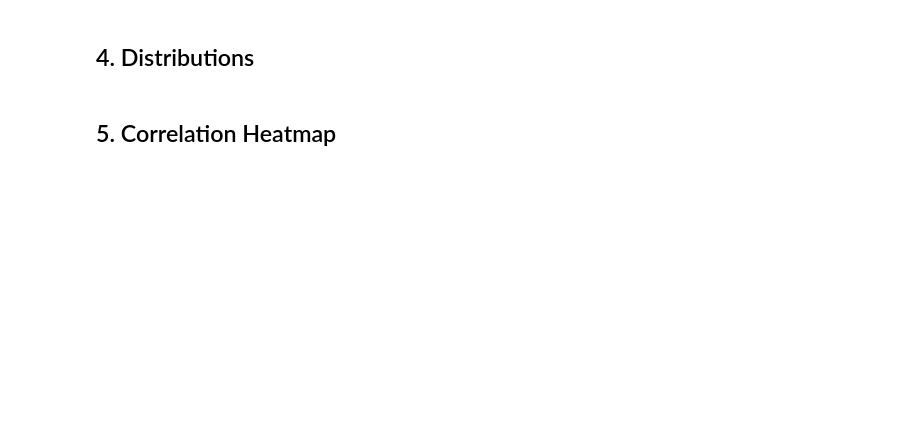
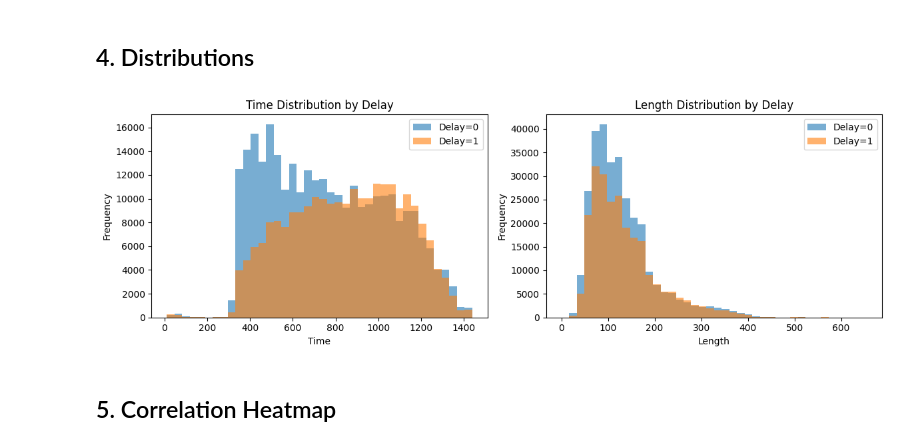
Before and after one commit to angelinary/CMPE188-FlightDelayProject, a Jupyter notebook: notebooks/01_eda.ipynb, the cells around one changed output. Saved outputs shown, nothing was run; the diff lists cells and outputs as text; code cells hidden in the pictures; blank space fills up the shorter version.

```diff
--- a/notebooks/01_eda.ipynb
+++ b/notebooks/01_eda.ipynb
@@ -34,2 +106,14 @@ df.head()
+# %%
+fig, axes = plt.subplots(1, 2, figsize=(12, 4))
+for ax, col in zip(axes, ["Time", "Length"]):
+    for label, grp in df.groupby("Delay")[col]:
+        grp.plot(kind="hist", bins=40, alpha=0.6, label=f"Delay={label}", ax=ax)
+    ax.set_xlabel(col)
+    ax.set_title(f"{col} Distribution by Delay")
+    ax.legend()
+plt.tight_layout()
+plt.show()
+# %% [output]
+[figure, added]
 # %% [markdown]
 ## 5. Correlation Heatmap
```
Also changed, not shown: parts of 10 cells of this notebook, 2 other files.
